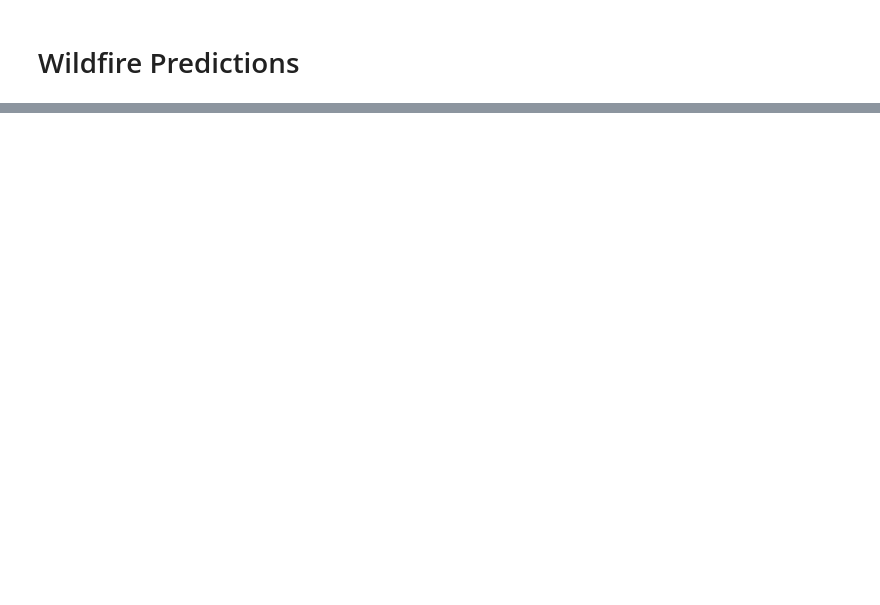
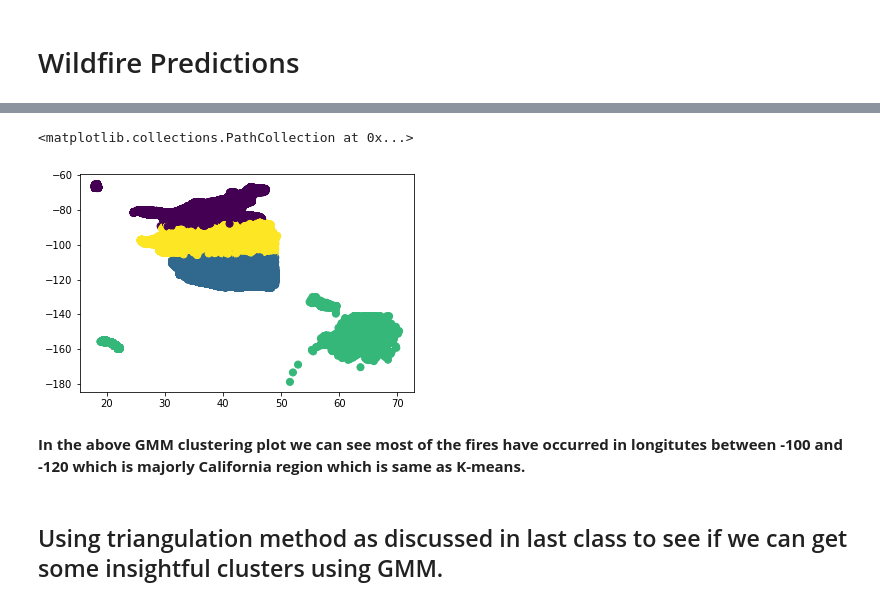
Before and after one commit to chettkulkarni/MachineLearning, a Jupyter notebook: Assignment_GMM.ipynb, the cells around one changed output, grey strips where cells are left out. Cells and saved outputs as stored; diff of their text form; code cells hidden in the pictures; blank space fills up the shorter version.

```diff
--- a/Assignment_GMM.ipynb
+++ b/Assignment_GMM.ipynb
@@ -157,0 +105,16 @@ plt.scatter(df2.STATE,df2.FIRE_SIZE, c=labels, s=40, cmap='viridis');
+# %%
+#Applying GMM from scikit learn library on FIRE_SIZE and MONTH column
+gmm1=GaussianMixture(n_components=4, covariance_type="spherical").fit(new_df[['LATITUDE','LONGITUDE']])
+labels1 = gmm1.predict(new_df[['LATITUDE','LONGITUDE']])
+# %%
+plt.scatter(new_df['LATITUDE'],new_df['LONGITUDE'], c=labels1, s=50, cmap='viridis')
+plt.title('Gausian Mixture Model')
+plt.xlabel('LATITUDE ')
+plt.ylabel('LONGITUDE')
+# %% [output]
+<matplotlib.collections.PathCollection at 0x...>
+[figure, added]
+# %% [markdown]
+**In the above GMM clustering plot we can see most of the fires have occurred in longitutes between -100 and -120 which is majorly California region which is same as K-means.**
+# %% [markdown]
+## Using triangulation method as discussed in last class to see if we can get some insightful clusters using GMM.
```
Also changed, not shown: parts of 37 cells of this notebook.
